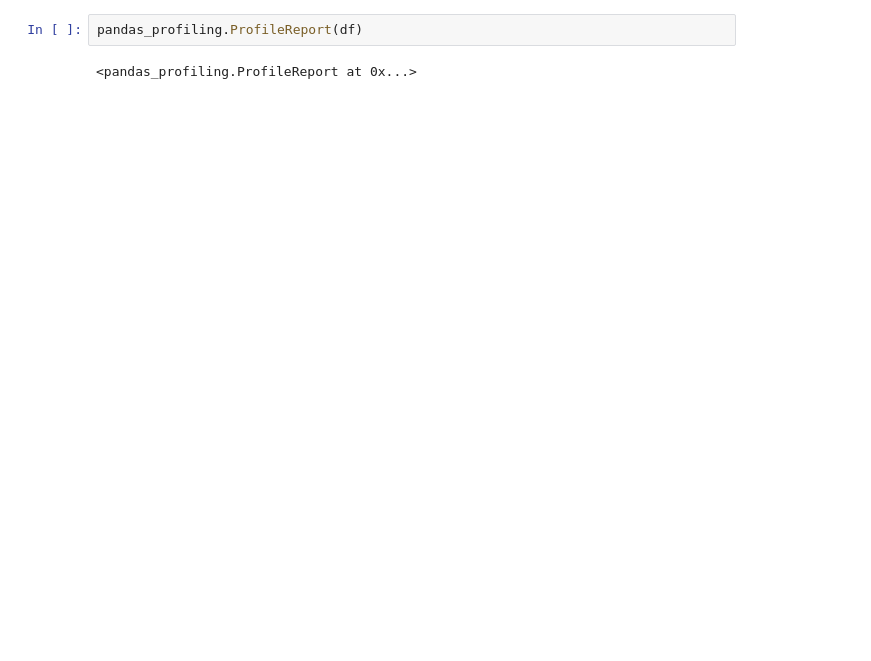
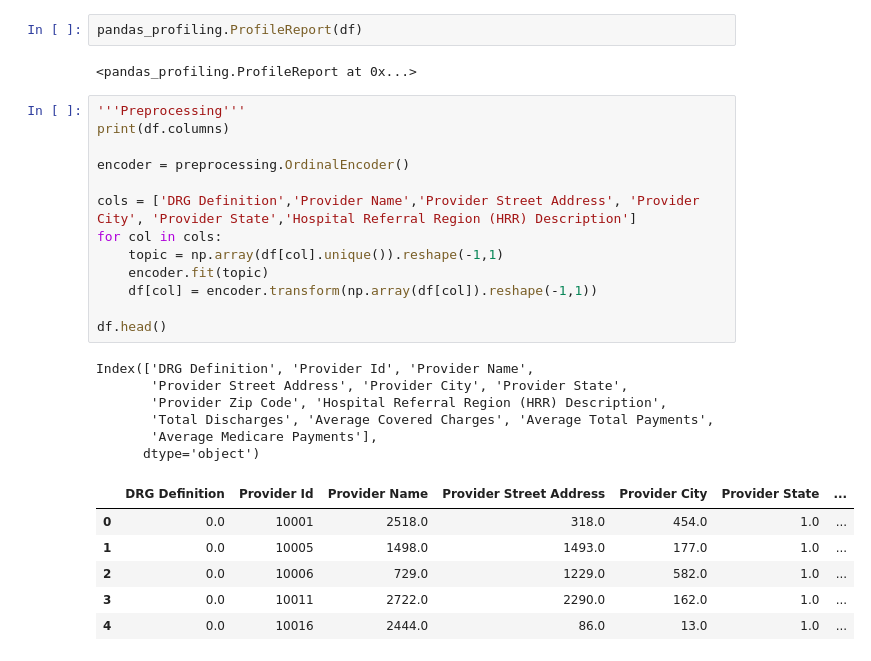
Before and after one commit to MBCoder123/DataMineProject, a Jupyter notebook: Project.ipynb, the cells around one changed output. Drawn from its saved outputs; the diff is of its cells as text; blank space fills up the shorter version.

```diff
--- a/Project.ipynb
+++ b/Project.ipynb
@@ -25,3 +27,29 @@ df.describe()
 pandas_profiling.ProfileReport(df)
 # %% [output]
 <pandas_profiling.ProfileReport at 0x...>
+# %%
+'''Preprocessing'''
+print(df.columns)
+
+encoder = preprocessing.OrdinalEncoder()
+
+cols = ['DRG Definition','Provider Name','Provider Street Address', 'Provider City', 'Provider State','Hospital Referral Region (HRR) Description']
+for col in cols:
+    topic = np.array(df[col].unique()).reshape(-1,1)
+    encoder.fit(topic)
+    df[col] = encoder.transform(np.array(df[col]).reshape(-1,1))
+
+df.head()
+# %% [output]
+Index(['DRG Definition', 'Provider Id', 'Provider Name',
+       'Provider Street Address', 'Provider City', 'Provider State',
+       'Provider Zip Code', 'Hospital Referral Region (HRR) Description',
+       'Total Discharges', 'Average Covered Charges', 'Average Total Payments',
+       'Average Medicare Payments'],
+      dtype='object')
+|  | DRG Definition | Provider Id | Provider Name | Provider Street Address | Provider City | Provider State | ... |
+| 0 | 0.0 | 10001 | 2518.0 | 318.0 | 454.0 | 1.0 | ... |
+| 1 | 0.0 | 10005 | 1498.0 | 1493.0 | 177.0 | 1.0 | ... |
+| 2 | 0.0 | 10006 | 729.0 | 1229.0 | 582.0 | 1.0 | ... |
+| 3 | 0.0 | 10011 | 2722.0 | 2290.0 | 162.0 | 1.0 | ... |
+| 4 | 0.0 | 10016 | 2444.0 | 86.0 | 13.0 | 1.0 | ... |
```
Also changed, not shown: parts of 4 cells of this notebook, 1 other file.
